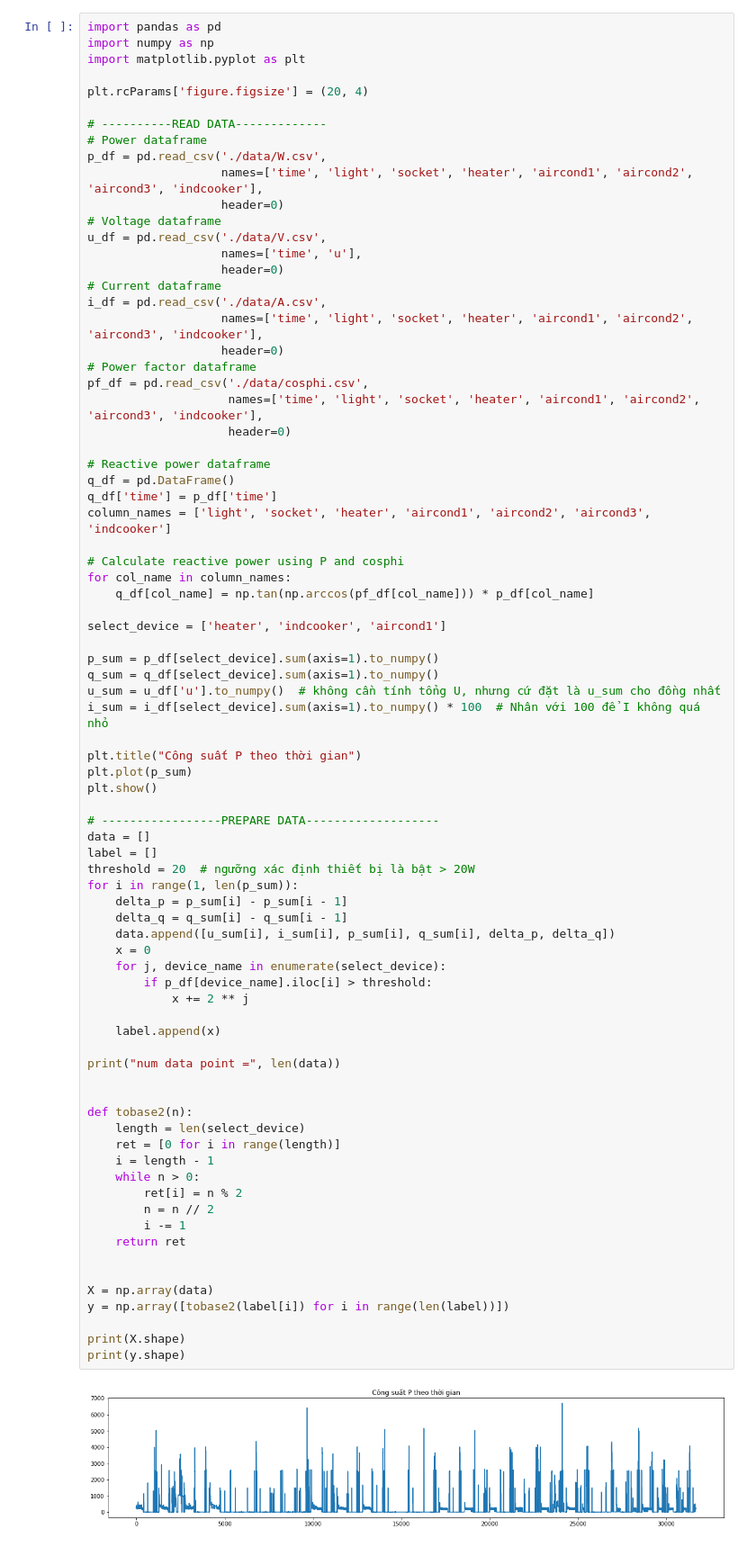
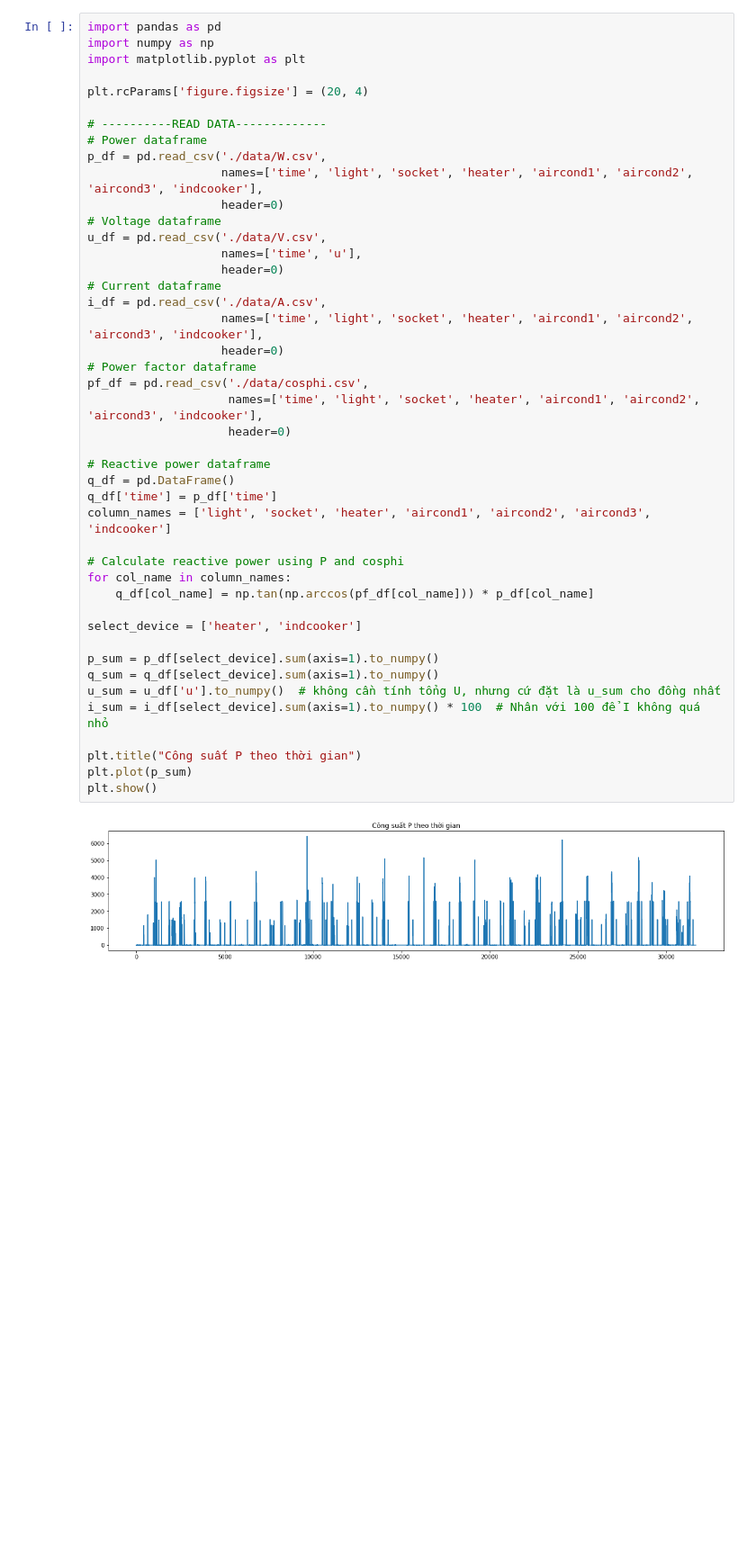
Before and after one commit to dranhclub/NILM-MLP, a Jupyter notebook: MLP.ipynb, the cells around one changed output. Shown: that part at 90% size. Cells and saved outputs as stored; diff of their text form; blank space fills up the shorter version.

```diff
--- a/MLP.ipynb
+++ b/MLP.ipynb
@@ -15,67 +15,32 @@ u_df = pd.read_csv('./data/V.csv',
                    names=['time', 'u'],
                    header=0)
 # Current dataframe
 i_df = pd.read_csv('./data/A.csv',
                    names=['time', 'light', 'socket', 'heater', 'aircond1', 'aircond2', 'aircond3', 'indcooker'],
                    header=0)
 # Power factor dataframe
 pf_df = pd.read_csv('./data/cosphi.csv',
                     names=['time', 'light', 'socket', 'heater', 'aircond1', 'aircond2', 'aircond3', 'indcooker'],
                     header=0)
 
 # Reactive power dataframe
 q_df = pd.DataFrame()
 q_df['time'] = p_df['time']
 column_names = ['light', 'socket', 'heater', 'aircond1', 'aircond2', 'aircond3', 'indcooker']
 
 # Calculate reactive power using P and cosphi
 for col_name in column_names:
     q_df[col_name] = np.tan(np.arccos(pf_df[col_name])) * p_df[col_name]
 
-select_device = ['heater', 'indcooker', 'aircond1']
+select_device = ['heater', 'indcooker']
 
 p_sum = p_df[select_device].sum(axis=1).to_numpy()
 q_sum = q_df[select_device].sum(axis=1).to_numpy()
 u_sum = u_df['u'].to_numpy()  # không cần tính tổng U, nhưng cứ đặt là u_sum cho đồng nhất
 i_sum = i_df[select_device].sum(axis=1).to_numpy() * 100  # Nhân với 100 để I không quá nhỏ
 
 plt.title("Công suất P theo thời gian")
 plt.plot(p_sum)
 plt.show()
-
-# -----------------PREPARE DATA-------------------
-data = []
-label = []
-threshold = 20  # ngưỡng xác định thiết bị là bật > 20W
-for i in range(1, len(p_sum)):
-    delta_p = p_sum[i] - p_sum[i - 1]
-    delta_q = q_sum[i] - q_sum[i - 1]
-    data.append([u_sum[i], i_sum[i], p_sum[i], q_sum[i], delta_p, delta_q])
-    x = 0
-    for j, device_name in enumerate(select_device):
-        if p_df[device_name].iloc[i] > threshold:
-            x += 2 ** j
-
-    label.append(x)
-
-print("num data point =", len(data))
-
-
-def tobase2(n):
-    length = len(select_device)
-    ret = [0 for i in range(length)]
-    i = length - 1
-    while n > 0:
-        ret[i] = n % 2
-        n = n // 2
-        i -= 1
-    return ret
-
-
-X = np.array(data)
-y = np.array([tobase2(label[i]) for i in range(len(label))])
-
-print(X.shape)
-print(y.shape)
 # %% [output]
-[figure, old version]
+[figure, new version]
```
Also changed, not shown: parts of 27 cells of this notebook, 2 other files.
